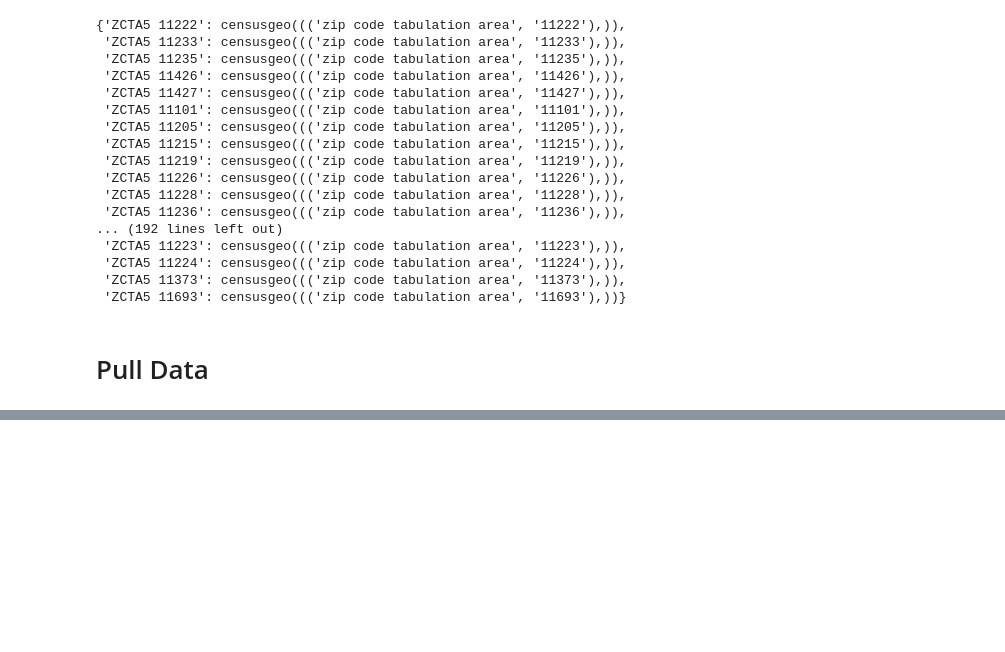
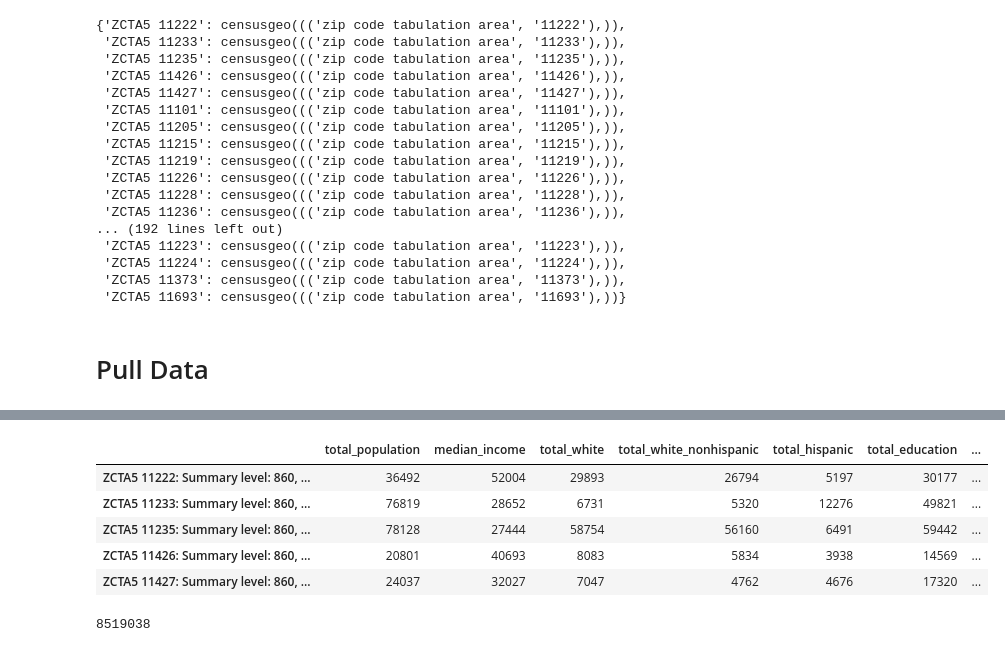
Before and after one commit to rab175/311_Project, a Jupyter notebook: Census Data.ipynb, the cells around one changed output, grey strips where cells are left out. Drawn from its saved outputs; the diff is of its cells as text; code cells hidden in the pictures; blank space fills up the shorter version.

```diff
--- a/Census Data.ipynb
+++ b/Census Data.ipynb
@@ -466,0 +498,13 @@ data
+# %%
+data.head()
+# %% [output]
+|  | total_population | median_income | total_white | total_white_nonhispanic | total_hispanic | total_education | ... |
+| ZCTA5 11222: Summary level: 860, ... | 36492 | 52004 | 29893 | 26794 | 5197 | 30177 | ... |
+| ZCTA5 11233: Summary level: 860, ... | 76819 | 28652 | 6731 | 5320 | 12276 | 49821 | ... |
+| ZCTA5 11235: Summary level: 860, ... | 78128 | 27444 | 58754 | 56160 | 6491 | 59442 | ... |
+| ZCTA5 11426: Summary level: 860, ... | 20801 | 40693 | 8083 | 5834 | 3938 | 14569 | ... |
+| ZCTA5 11427: Summary level: 860, ... | 24037 | 32027 | 7047 | 4762 | 4676 | 17320 | ... |
+# %%
+data.total_population.sum()
+# %% [output]
+8519038
```
Also changed, not shown: parts of 31 cells of this notebook.
